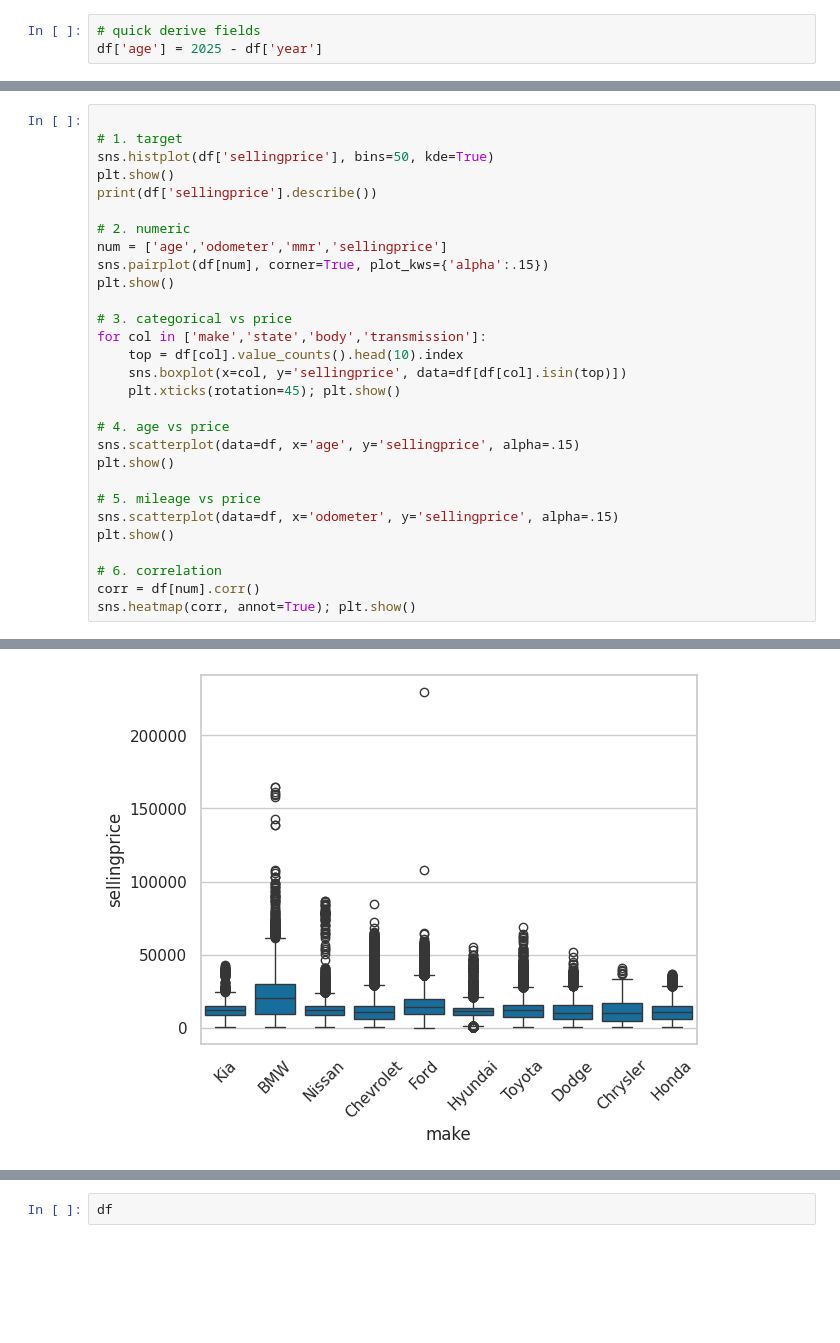
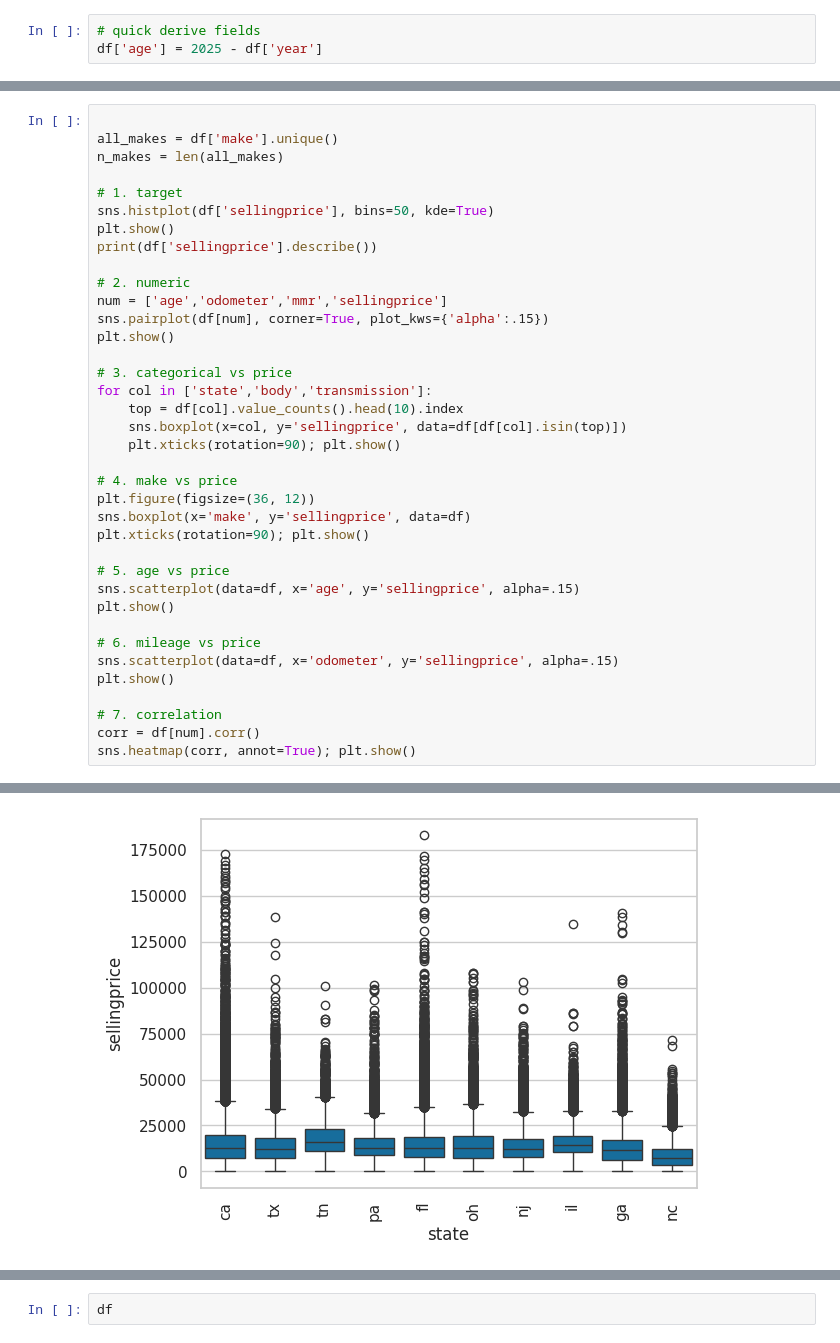
Before and after one commit to Supimraid/DSA_Internal_Grp_4, a Jupyter notebook: Data_Processing/DataVis.ipynb, the cells around one changed output, grey strips where cells are left out. Cells and saved outputs as stored; diff of their text form; blank space fills up the shorter version.

```diff
--- a/Data_Processing/DataVis.ipynb
+++ b/Data_Processing/DataVis.ipynb
@@ -39,6 +46,9 @@ ok       54
 al       25
 Name: count, dtype: int64
 # %%
+
+all_makes = df['make'].unique()
+n_makes = len(all_makes)
 
 # 1. target
 sns.histplot(df['sellingprice'], bins=50, kde=True)
@@ -47,36 +57,41 @@ print(df['sellingprice'].describe())
 
 # 2. numeric
 num = ['age','odometer','mmr','sellingprice']
 sns.pairplot(df[num], corner=True, plot_kws={'alpha':.15})
 plt.show()
 
 # 3. categorical vs price
-for col in ['make','state','body','transmission']:
+for col in ['state','body','transmission']:
     top = df[col].value_counts().head(10).index
     sns.boxplot(x=col, y='sellingprice', data=df[df[col].isin(top)])
-    plt.xticks(rotation=45); plt.show()
+    plt.xticks(rotation=90); plt.show()
 
-# 4. age vs price
+# 4. make vs price
+plt.figure(figsize=(36, 12))
+sns.boxplot(x='make', y='sellingprice', data=df)
+plt.xticks(rotation=90); plt.show()
+
+# 5. age vs price
 sns.scatterplot(data=df, x='age', y='sellingprice', alpha=.15)
 plt.show()
 
-# 5. mileage vs price
+# 6. mileage vs price
 sns.scatterplot(data=df, x='odometer', y='sellingprice', alpha=.15)
 plt.show()
 
-# 6. correlation
+# 7. correlation
 corr = df[num].corr()
 sns.heatmap(corr, annot=True); plt.show()
 # %% [output]
 [figure]
 count    472325.000000
 mean      13690.512058
 std        9613.033738
 min           1.000000
 25%        7200.000000
 50%       12200.000000
 75%       18200.000000
 max      230000.000000
 Name: sellingprice, dtype: float64
 [figure]
-[figure, old version]
+[figure, new version]
```
Also changed, not shown: parts of 3 cells of this notebook.
